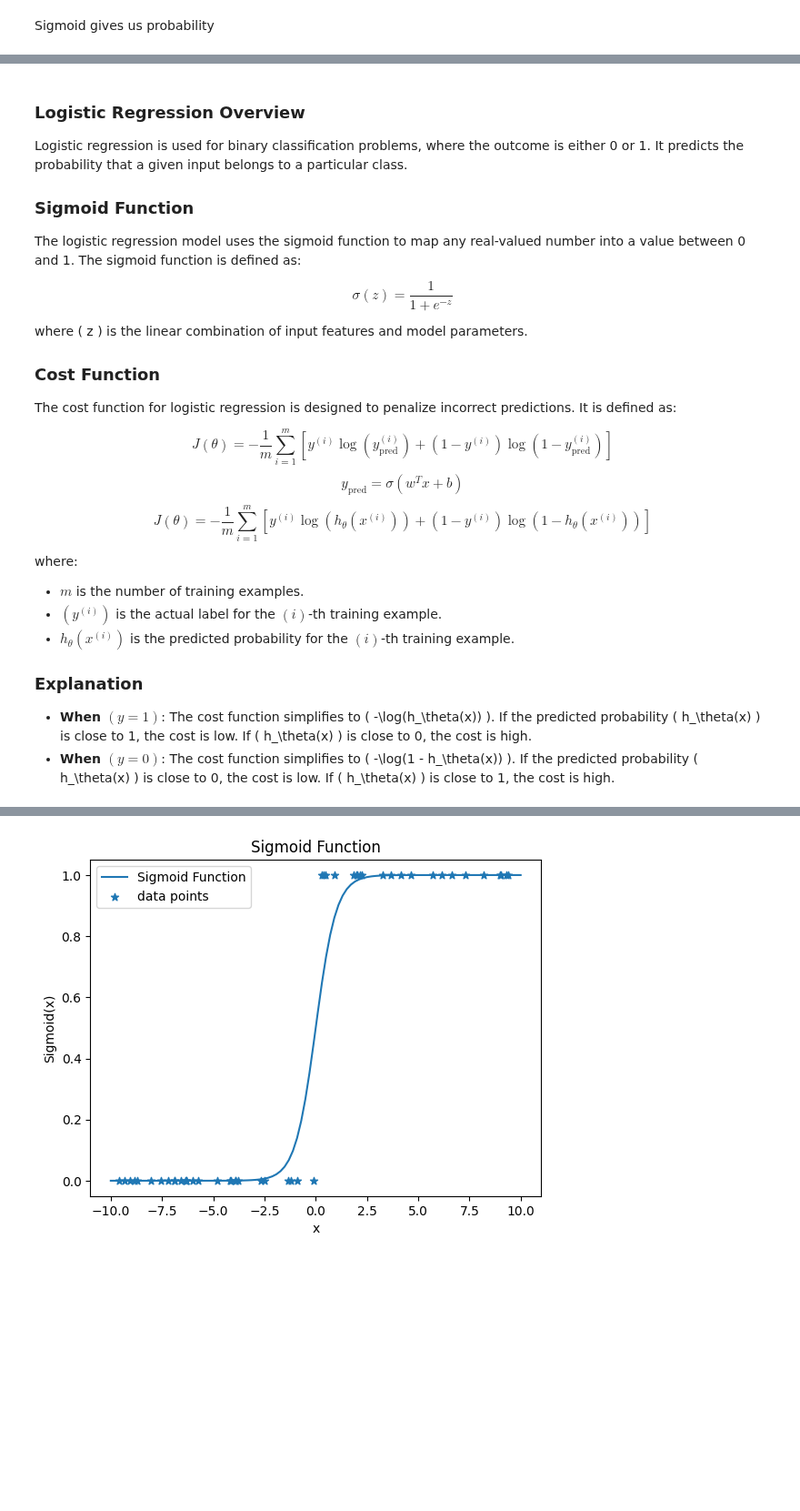
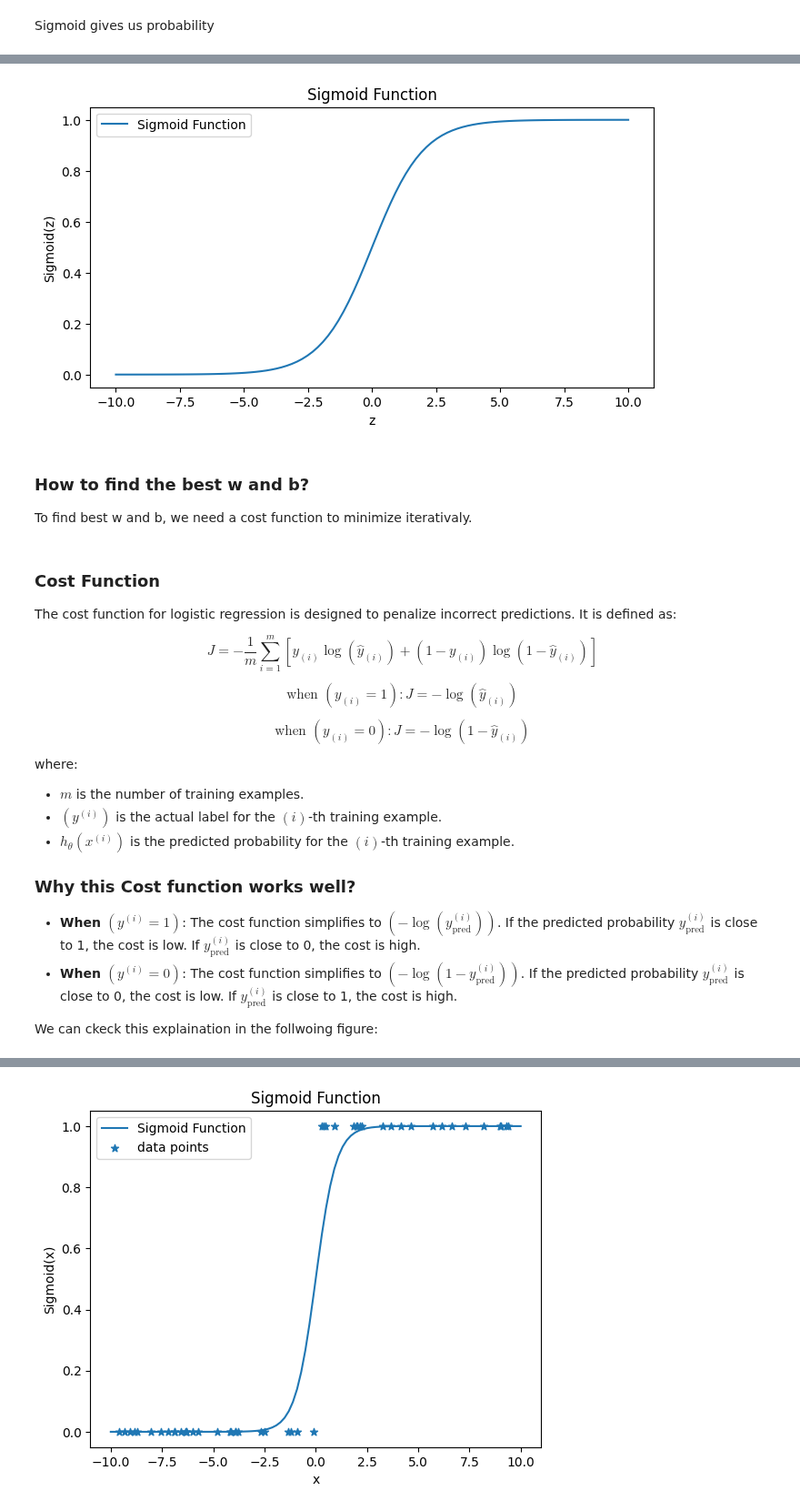
Before and after one commit to barzansaeedpour/foundations-of-machine-learning, a Jupyter notebook: 02_Supervised Learning/02_classification/Logestic Regression/01_logistic_regression_from_scratch.ipynb, the cells around one changed output, grey strips where cells are left out. Shown at 91% size. Drawn from its saved outputs; the diff is of its cells as text; code cells hidden in the pictures; blank space fills up the shorter version.

Commit message:
working on logistic regression

```diff
--- a/02_Supervised Learning/02_classification/Logestic Regression/01_logistic_regression_from_scratch.ipynb
+++ b/02_Supervised Learning/02_classification/Logestic Regression/01_logistic_regression_from_scratch.ipynb
@@ -38,35 +59,70 @@ Sigmoid gives us probability
+# %%
+import numpy as np
+import matplotlib.pyplot as plt
+np.random.seed(42)
+
+# Define the sigmoid function
+def sigmoid(x):
+    return 1 / (1 + np.exp(-(x)))
+
+# Generate data points
+z = np.linspace(-10, 10, 100)
+y = sigmoid(z)
+
+plt.figure(figsize=(8,4))
+# Plot the sigmoid function
+plt.plot(z, y, label = 'Sigmoid Function')
+
+plt.legend()
+plt.xlabel('z')
+plt.ylabel('Sigmoid(z)')
+plt.title('Sigmoid Function')
+plt.show()
+# %% [output]
+[figure, added]
+# %% [markdown]
+
+### How to find the best w and b?
+
+To find best w and b, we need a cost function to minimize iterativaly.
 # %% [markdown]
 
-### Logistic Regression Overview
-Logistic regression is used for binary classification problems, where the outcome is either 0 or 1. It predicts the probability that a given input belongs to a particular class.
-
-### Sigmoid Function
-The logistic regression model uses the sigmoid function to map any real-valued number into a value between 0 and 1. The sigmoid function is defined as:
-
-$$
-\sigma(z) = \frac{1}{1 + e^{-z}}
-$$
-
-where \( z \) is the linear combination of input features and model parameters.
 
 ### Cost Function
 The cost function for logistic regression is designed to penalize incorrect predictions. It is defined as:
 
 $$
-J(\theta) = -\frac{1}{m} \sum_{i=1}^{m} \left[ y^{(i)} \log(y_{\text{pred}}^{(i)}) + (1 - y^{(i)}) \log(1 - y_{\text{pred}}^{(i)}) \right]
+J = -\frac{1}{m} \sum_{i=1}^{m} \left[ y_{(i)} \log(\hat{y}_{(i)}) + (1 - y_{(i)}) \log(1 - \hat{y}_{(i)}) \right]
 $$
+
 $$
-y_{\text{pred}} = \sigma(w^{T}x + b)
+\text{when } (y_{(i)}=1) : J = -\log(\hat{y}_{(i)})
 $$
+
+$$
+\text{when } (y_{(i)}=0) : J = -\log(1 - \hat{y}_{(i)})
+$$
+
+
+<!--
 $$
 J(\theta) = -\frac{1}{m} \sum_{i=1}^{m} \left[ y^{(i)} \log(h_\theta(x^{(i)})) + (1 - y^{(i)}) \log(1 - h_\theta(x^{(i)})) \right]
 $$
+
+$$
+h_\theta(x) = \hat{y} = \sigma(w^{T}x + b)
+$$ -->
+
+
+
 
 where:
 - $ m $ is the number of training examples.
 - $ ( y^{(i)} ) $ is the actual label for the $( i )$-th training example.
 - $ h_\theta(x^{(i)}) $ is the predicted probability for the $( i )$-th training example.
 
-### Explanation
-- **When $( y = 1 ) $**: The cost function simplifies to \( -\log(h_\theta(x)) \). If the predicted probability \( h_\theta(x) \) is close to 1, the cost is low. If \( h_\theta(x) \) is close to 0, the cost is high.
-- **When $( y = 0 ) $**: The cost function simplifies to \( -\log(1 - h_\theta(x)) \). If the predicted probability \( h_\theta(x) \) is close to 0, the cost is low. If \( h_\theta(x) \) is close to 1, the cost is high.
+### Why this Cost function works well?
+- **When $(y^{(i)}=1)$**: The cost function simplifies to $(-\log(y_{\text{pred}}^{(i)}))$. If the predicted probability $y_{\text{pred}}^{(i)}$ is close to 1, the cost is low. If $y_{\text{pred}}^{(i)}$ is close to 0, the cost is high.
+- **When $(y^{(i)}=0)$**: The cost function simplifies to $(-\log(1 - y_{\text{pred}}^{(i)}))$. If the predicted probability $y_{\text{pred}}^{(i)}$ is close to 0, the cost is low. If $y_{\text{pred}}^{(i)}$ is close to 1, the cost is high.
+
+We can ckeck this explaination in the follwoing figure:
```
Also changed, not shown: parts of 2 cells of this notebook.
